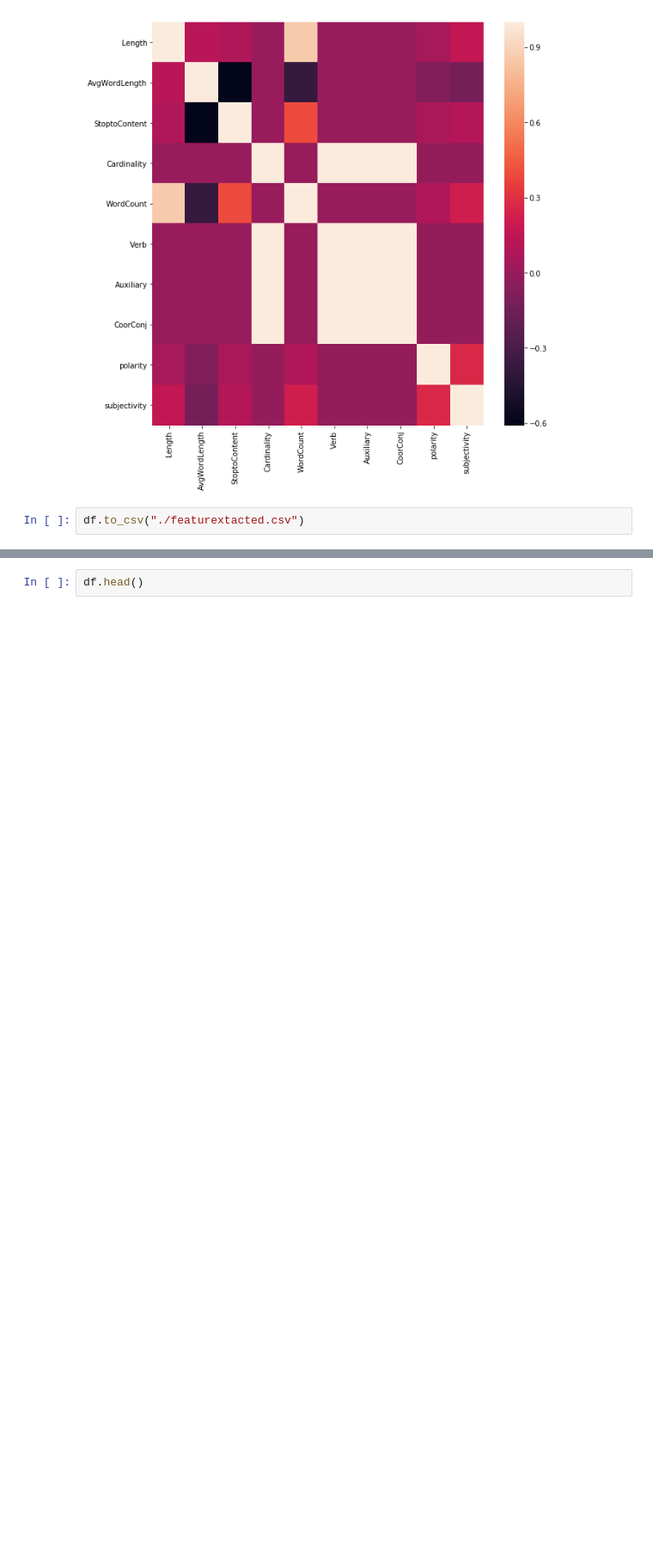
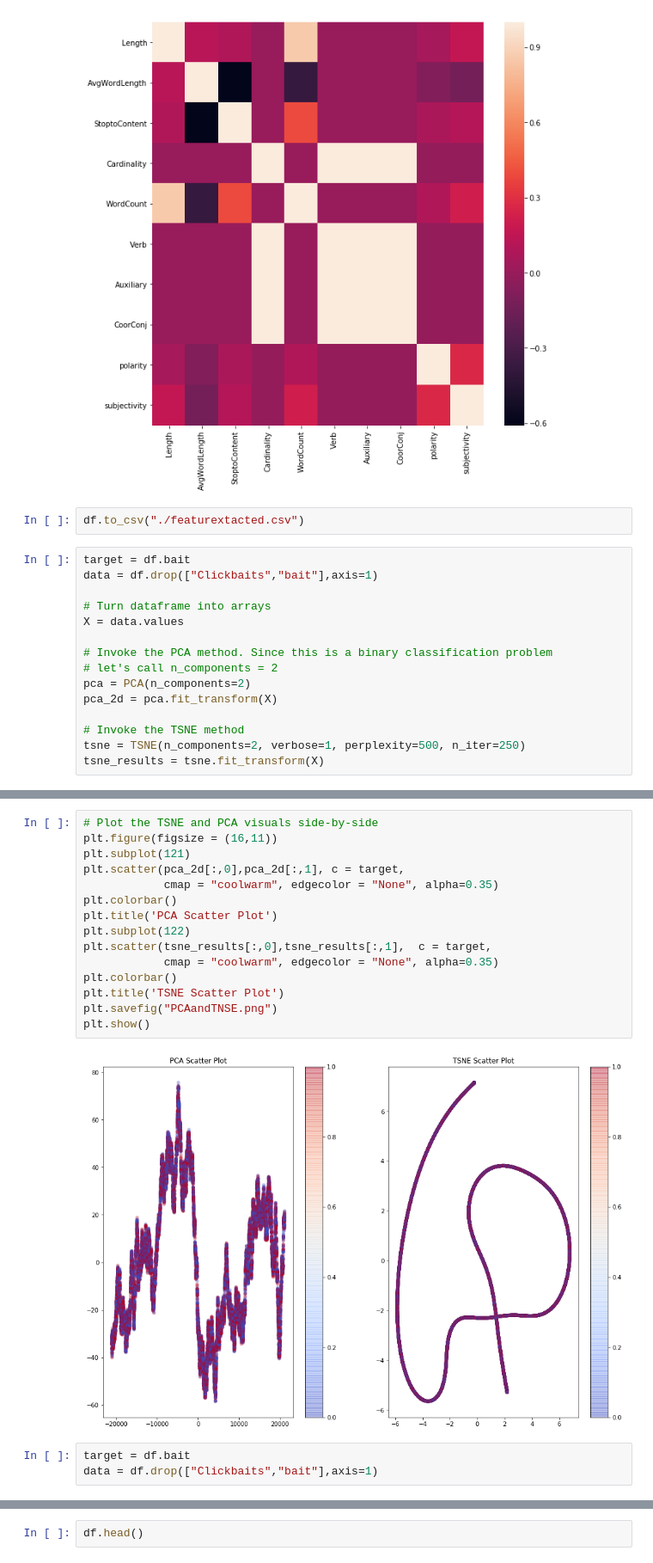
Before and after one commit to prajwollamichhane11/Click-Bait, a Jupyter notebook: Main File/3.Feature-Extractions.ipynb, the cells around one changed output, grey strips where cells are left out. Shown: that part at 86% size. Saved outputs shown, nothing was run; the diff lists cells and outputs as text; blank space fills up the shorter version.

Commit message:
Exploring Some various Plots

```diff
--- a/Main File/3.Feature-Extractions.ipynb
+++ b/Main File/3.Feature-Extractions.ipynb
@@ -149,3 +152,18 @@ fig.savefig("Correlation.png")
 [figure]
 # %%
 df.to_csv("./featurextacted.csv")
+# %%
+target = df.bait
+data = df.drop(["Clickbaits","bait"],axis=1)
+
+# Turn dataframe into arrays
+X = data.values
+
+# Invoke the PCA method. Since this is a binary classification problem
+# let's call n_components = 2
+pca = PCA(n_components=2)
+pca_2d = pca.fit_transform(X)
+
+# Invoke the TSNE method
+tsne = TSNE(n_components=2, verbose=1, perplexity=500, n_iter=250)
+tsne_results = tsne.fit_transform(X)
@@ -151,0 +188,20 @@ df.to_csv("./featurextacted.csv")
+# %%
+# Plot the TSNE and PCA visuals side-by-side
+plt.figure(figsize = (16,11))
+plt.subplot(121)
+plt.scatter(pca_2d[:,0],pca_2d[:,1], c = target,
+            cmap = "coolwarm", edgecolor = "None", alpha=0.35)
+plt.colorbar()
+plt.title('PCA Scatter Plot')
+plt.subplot(122)
+plt.scatter(tsne_results[:,0],tsne_results[:,1],  c = target,
+            cmap = "coolwarm", edgecolor = "None", alpha=0.35)
+plt.colorbar()
+plt.title('TSNE Scatter Plot')
+plt.savefig("PCAandTNSE.png")
+plt.show()
+# %% [output]
+[figure, added]
+# %%
+target = df.bait
+data = df.drop(["Clickbaits","bait"],axis=1)
```
Also changed, not shown: parts of 6 cells of this notebook, 5 other files.
